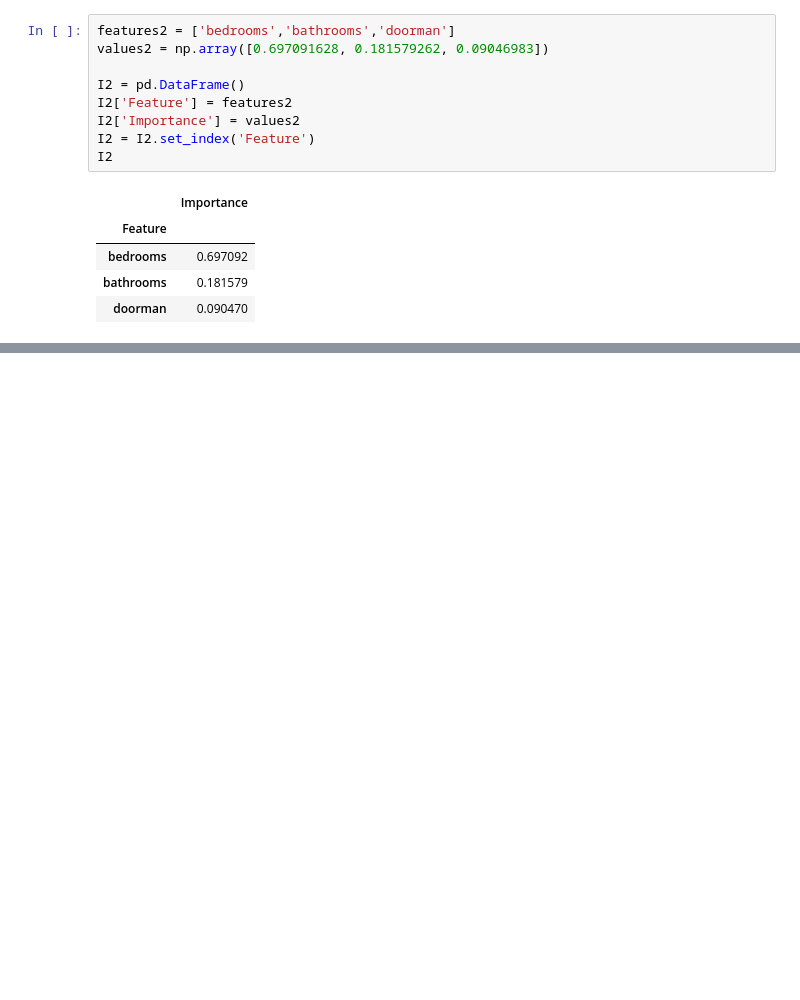
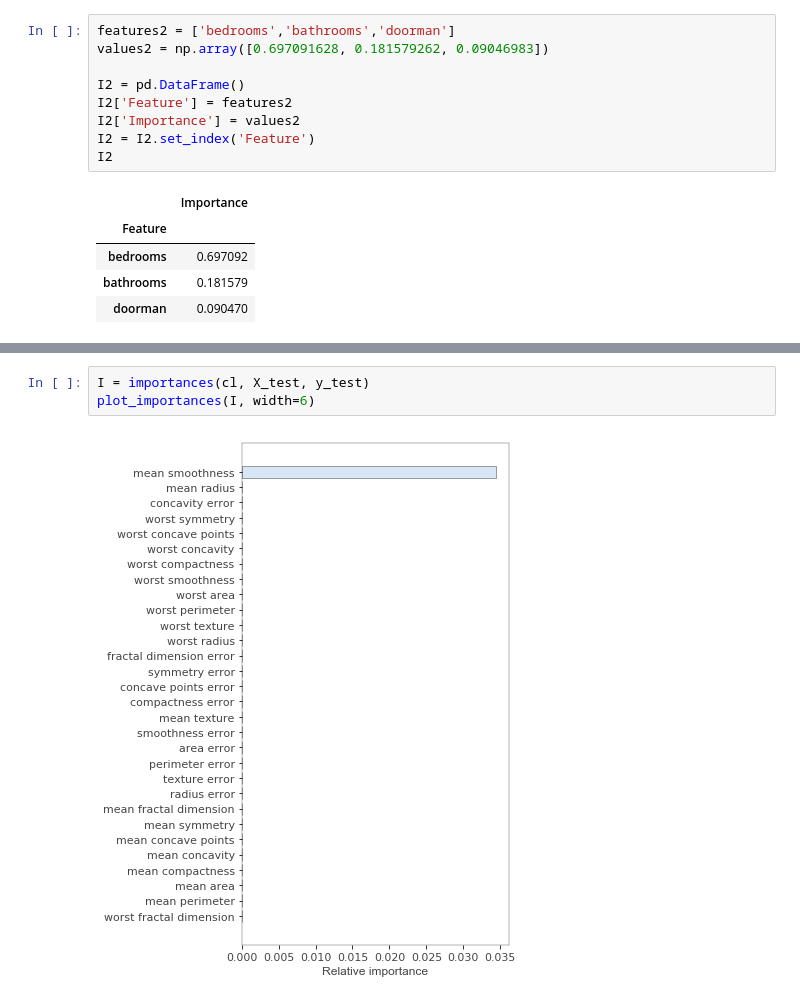
Before and after one commit to parrt/random-forest-importances, a Jupyter notebook: notebooks/barchart.ipynb, the cells around one changed output, grey strips where cells are left out. Saved outputs shown, nothing was run; the diff lists cells and outputs as text; blank space fills up the shorter version.

```diff
--- a/notebooks/barchart.ipynb
+++ b/notebooks/barchart.ipynb
@@ -52,0 +154,5 @@ plot_importances(I2, width=4, barcolor='#D9E6F5')
+# %%
+I = importances(cl, X_test, y_test)
+plot_importances(I, width=6)
+# %% [output]
+[figure, added]
```
Also changed, not shown: parts of 8 cells of this notebook, 2 other files.
